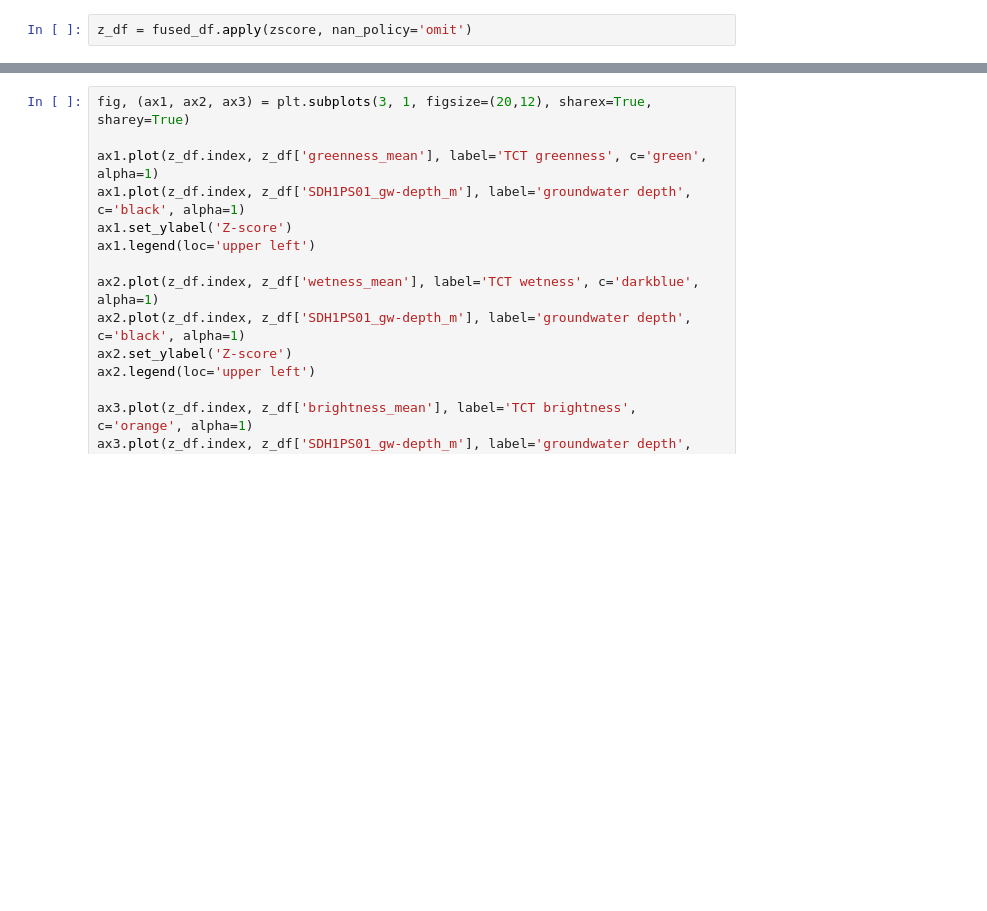
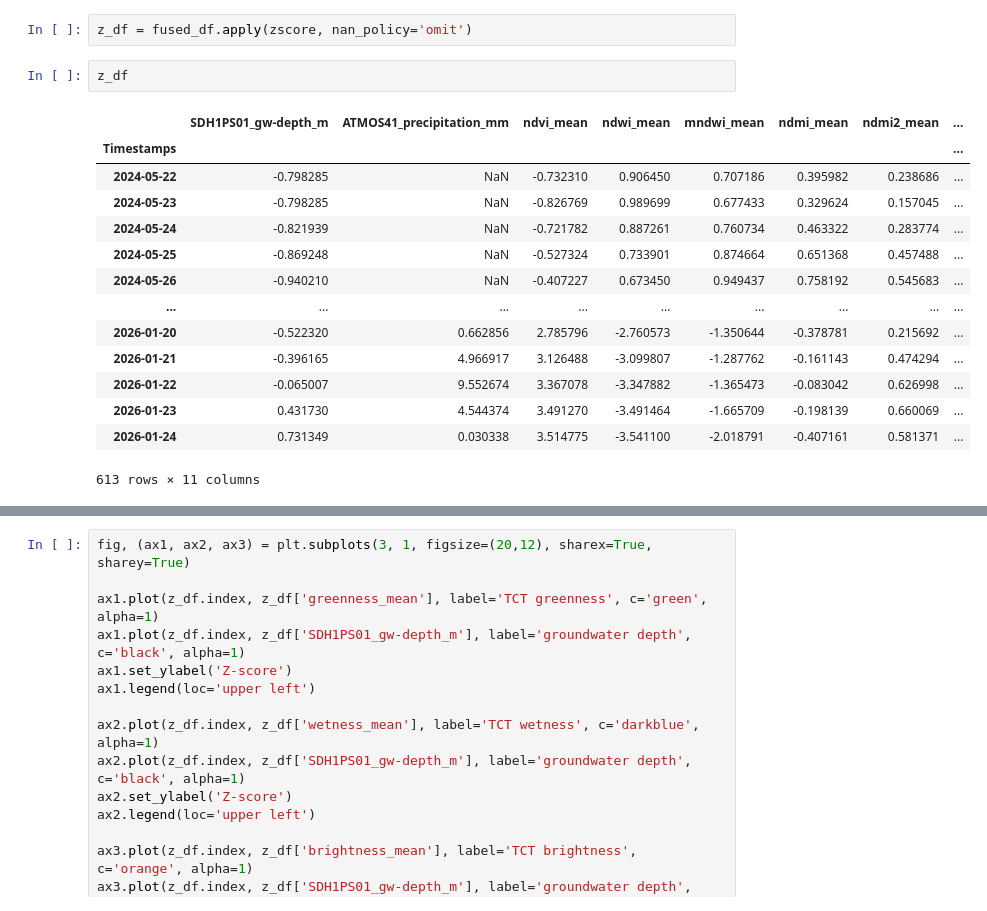
Before and after one commit to pibonacic/groundwater-remote-sensing, a Jupyter notebook: code/random_points_exploration.ipynb, the cells around one changed output, grey strips where cells are left out. Saved outputs shown, nothing was run; the diff lists cells and outputs as text; blank space fills up the shorter version.

```diff
--- a/code/random_points_exploration.ipynb
+++ b/code/random_points_exploration.ipynb
@@ -30,6 +30,23 @@ fused_df = fused_df[features]
 fused_df = slice_by_dates(fused_df, '2024-05-22', '2026-01-24')
 # %%
 z_df = fused_df.apply(zscore, nan_policy='omit')
+# %%
+z_df
+# %% [output]
+|  | SDH1PS01_gw-depth_m | ATMOS41_precipitation_mm | ndvi_mean | ndwi_mean | mndwi_mean | ndmi_mean | ndmi2_mean | ... |
+| Timestamps |  |  |  |  |  |  |  | ... |
+| 2024-05-22 | -0.798285 | NaN | -0.732310 | 0.906450 | 0.707186 | 0.395982 | 0.238686 | ... |
+| 2024-05-23 | -0.798285 | NaN | -0.826769 | 0.989699 | 0.677433 | 0.329624 | 0.157045 | ... |
+| 2024-05-24 | -0.821939 | NaN | -0.721782 | 0.887261 | 0.760734 | 0.463322 | 0.283774 | ... |
+| 2024-05-25 | -0.869248 | NaN | -0.527324 | 0.733901 | 0.874664 | 0.651368 | 0.457488 | ... |
+| 2024-05-26 | -0.940210 | NaN | -0.407227 | 0.673450 | 0.949437 | 0.758192 | 0.545683 | ... |
+| ... | ... | ... | ... | ... | ... | ... | ... | ... |
+| 2026-01-20 | -0.522320 | 0.662856 | 2.785796 | -2.760573 | -1.350644 | -0.378781 | 0.215692 | ... |
+| 2026-01-21 | -0.396165 | 4.966917 | 3.126488 | -3.099807 | -1.287762 | -0.161143 | 0.474294 | ... |
+| 2026-01-22 | -0.065007 | 9.552674 | 3.367078 | -3.347882 | -1.365473 | -0.083042 | 0.626998 | ... |
+| 2026-01-23 | 0.431730 | 4.544374 | 3.491270 | -3.491464 | -1.665709 | -0.198139 | 0.660069 | ... |
+| 2026-01-24 | 0.731349 | 0.030338 | 3.514775 | -3.541100 | -2.018791 | -0.407161 | 0.581371 | ... |
+613 rows × 11 columns
 # %%
 z_df
 # %% [output]
```
Also changed, not shown: parts of 2 cells of this notebook, 3 other files.
